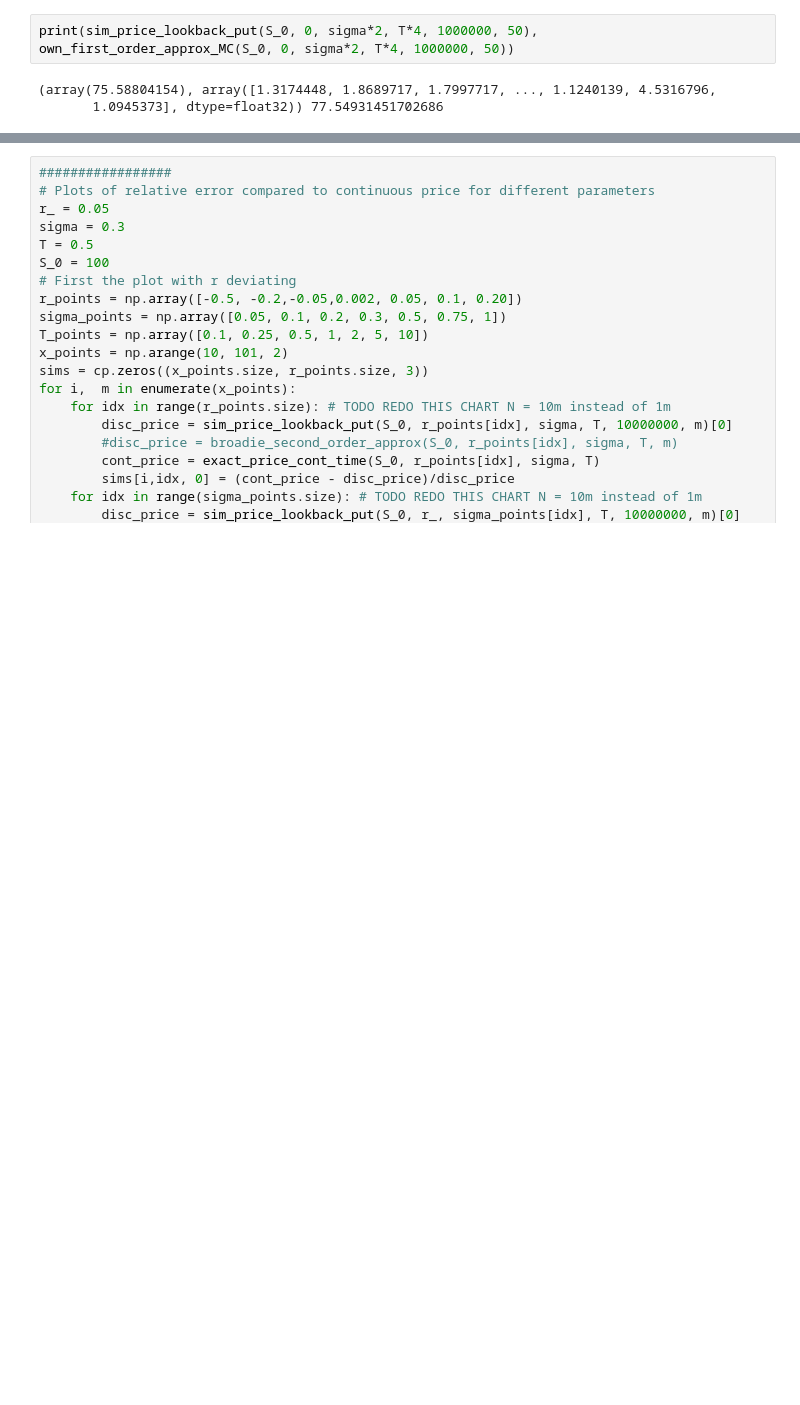
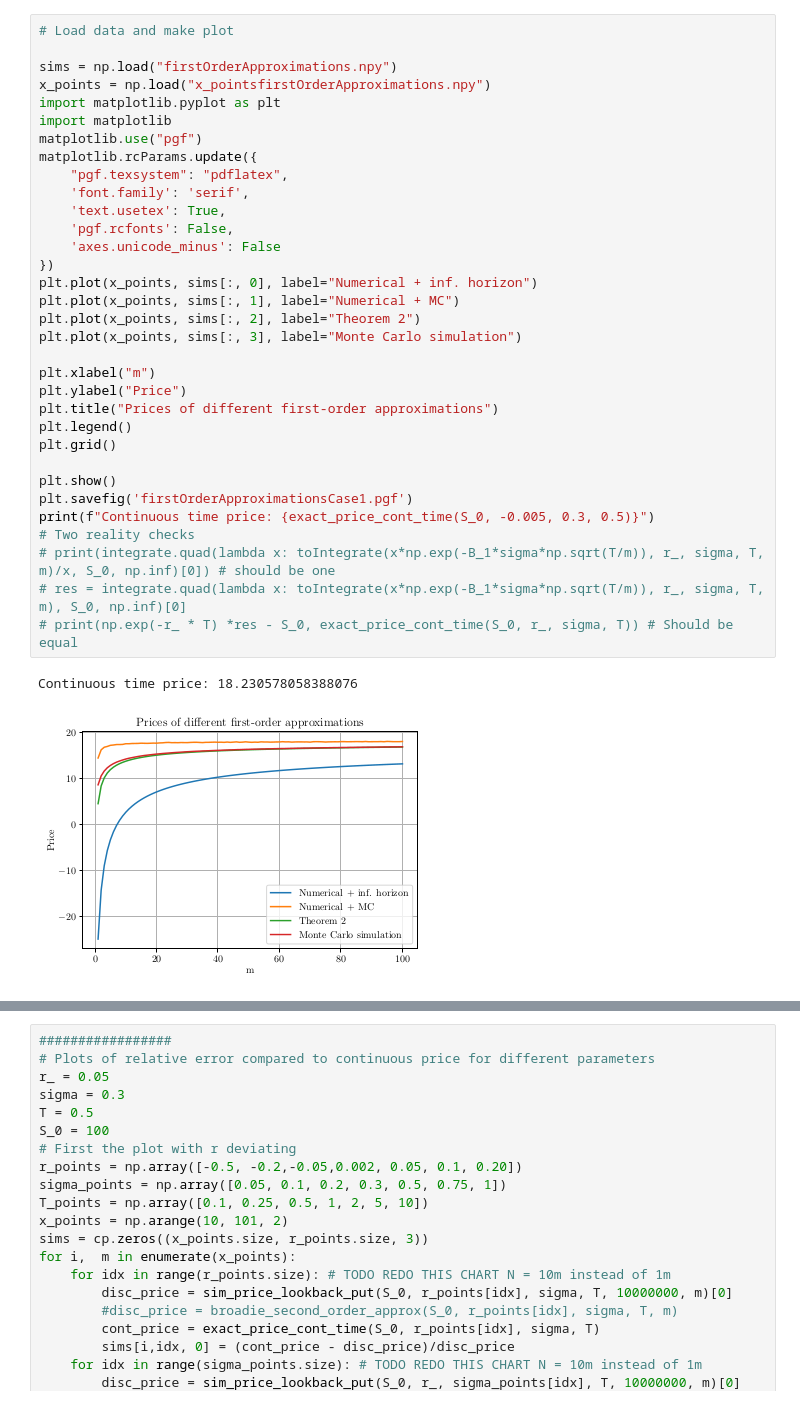
Before and after one commit to WoutervDijk/Thesis, a Jupyter notebook: notebooks/Cleaned_Notebook.ipynb, the cells around one changed output, grey strips where cells are left out. Drawn from its saved outputs; the diff is of its cells as text; blank space fills up the shorter version.

```diff
--- a/notebooks/Cleaned_Notebook.ipynb
+++ b/notebooks/Cleaned_Notebook.ipynb
@@ -208,5 +211,36 @@ np.save("x_pointsfirstOrderApproximations", x_points)
-# %%
-print(sim_price_lookback_put(S_0, 0, sigma*2, T*4, 1000000, 50), own_first_order_approx_MC(S_0, 0, sigma*2, T*4, 1000000, 50))
-# %% [output]
-(array(75.58804154), array([1.3174448, 1.8689717, 1.7997717, ..., 1.1240139, 4.5316796,
-       1.0945373], dtype=float32)) 77.54931451702686
+# %%
+# Load data and make plot
+
+sims = np.load("firstOrderApproximations.npy")
+x_points = np.load("x_pointsfirstOrderApproximations.npy")
+import matplotlib.pyplot as plt
+import matplotlib
+matplotlib.use("pgf")
+matplotlib.rcParams.update({
+    "pgf.texsystem": "pdflatex",
+    'font.family': 'serif',
+    'text.usetex': True,
+    'pgf.rcfonts': False,
+    'axes.unicode_minus': False
+})
+plt.plot(x_points, sims[:, 0], label="Numerical + inf. horizon")
+plt.plot(x_points, sims[:, 1], label="Numerical + MC")
+plt.plot(x_points, sims[:, 2], label="Theorem 2")
+plt.plot(x_points, sims[:, 3], label="Monte Carlo simulation")
+
+plt.xlabel("m")
+plt.ylabel("Price")
+plt.title("Prices of different first-order approximations")
+plt.legend()
+plt.grid()
+
+plt.show()
+plt.savefig('firstOrderApproximationsCase1.pgf')
+print(f"Continuous time price: {exact_price_cont_time(S_0, -0.005, 0.3, 0.5)}")
+# Two reality checks
+# print(integrate.quad(lambda x: toIntegrate(x*np.exp(-B_1*sigma*np.sqrt(T/m)), r_, sigma, T, m)/x, S_0, np.inf)[0]) # should be one
+# res = integrate.quad(lambda x: toIntegrate(x*np.exp(-B_1*sigma*np.sqrt(T/m)), r_, sigma, T, m), S_0, np.inf)[0]
+# print(np.exp(-r_ * T) *res - S_0, exact_price_cont_time(S_0, r_, sigma, T)) # Should be equal
+# %% [output]
+Continuous time price: 18.230578058388076
+[figure, added]
```
Also changed, not shown: parts of 17 cells of this notebook, 29 other files.
